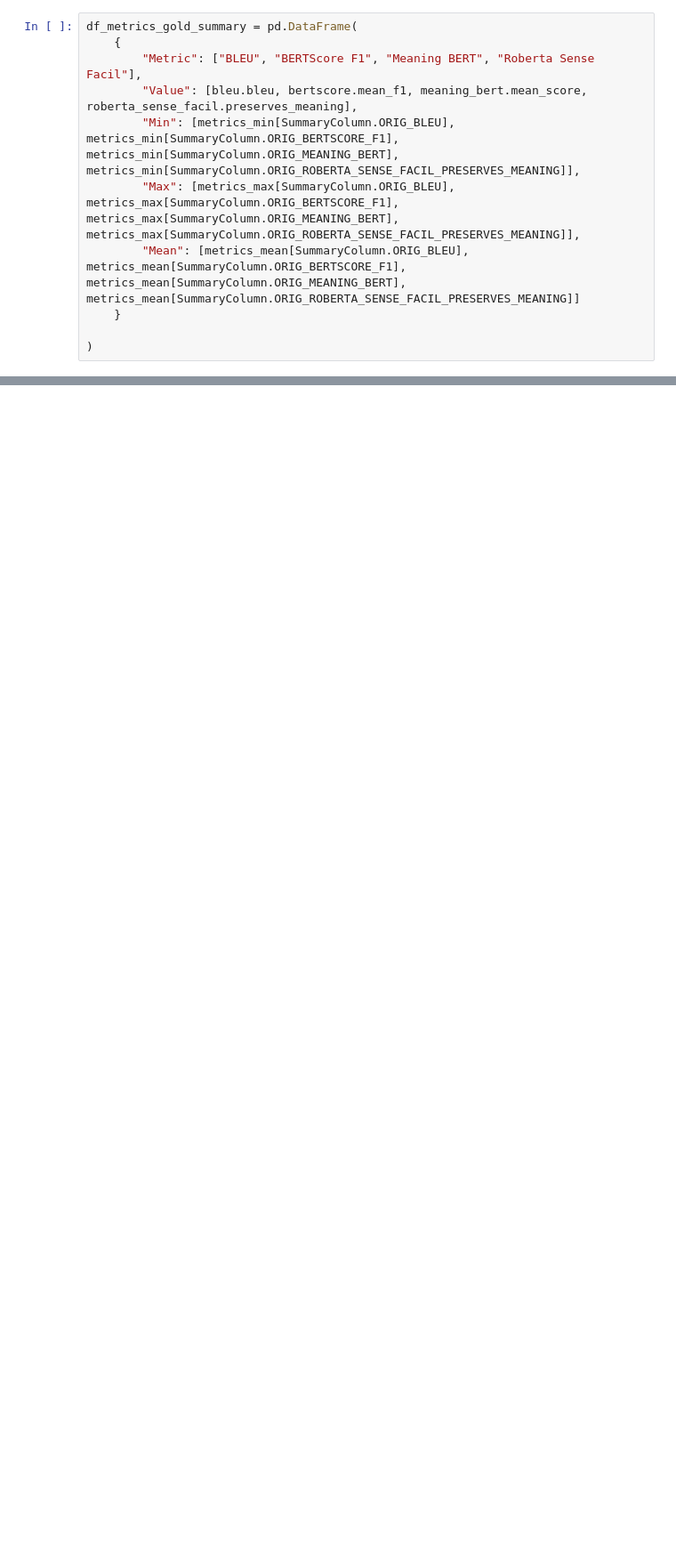
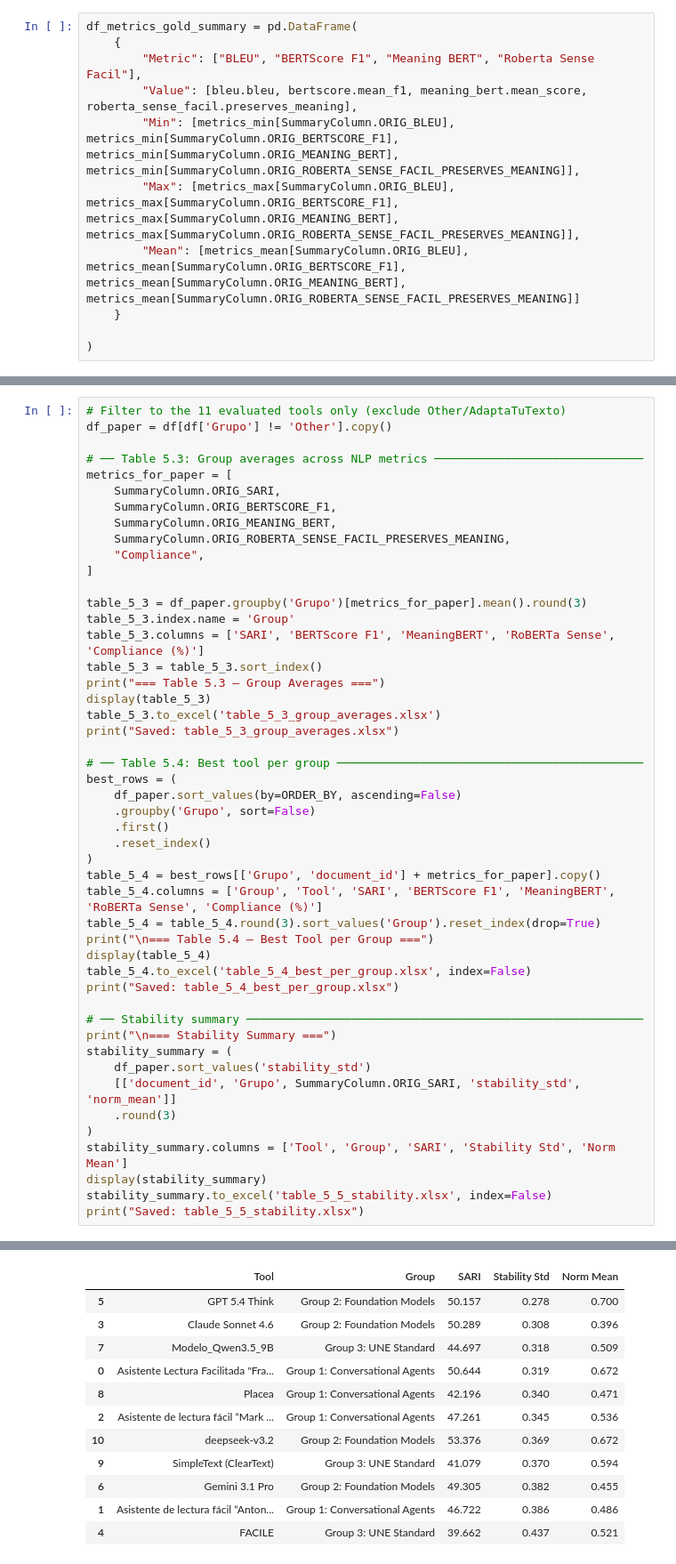
Before and after one commit to JaviMiot/Data_privacy_form_consent_analysis, a Jupyter notebook: notebooks/01_first_analysis/03_analisis_herramientas.ipynb, the cells around one changed output, grey strips where cells are left out. Shown at 89% size. Drawn from its saved outputs; the diff is of its cells as text; blank space fills up the shorter version.

Commit message:
feat: update nb for analysis and store data in xlsx

```diff
--- a/notebooks/01_first_analysis/03_analisis_herramientas.ipynb
+++ b/notebooks/01_first_analysis/03_analisis_herramientas.ipynb
@@ -352,0 +427,49 @@ df[df[SummaryColumn.ORIG_ROBERTA_SENSE_FACIL_PRESERVES_MEANING] >= roberta_sense
+# %%
+# Filter to the 11 evaluated tools only (exclude Other/AdaptaTuTexto)
+df_paper = df[df['Grupo'] != 'Other'].copy()
+
+# ── Table 5.3: Group averages across NLP metrics ──────────────────────────────
+metrics_for_paper = [
+    SummaryColumn.ORIG_SARI,
+    SummaryColumn.ORIG_BERTSCORE_F1,
+    SummaryColumn.ORIG_MEANING_BERT,
+    SummaryColumn.ORIG_ROBERTA_SENSE_FACIL_PRESERVES_MEANING,
+    "Compliance",
+]
+
+table_5_3 = df_paper.groupby('Grupo')[metrics_for_paper].mean().round(3)
+table_5_3.index.name = 'Group'
+table_5_3.columns = ['SARI', 'BERTScore F1', 'MeaningBERT', 'RoBERTa Sense', 'Compliance (%)']
+table_5_3 = table_5_3.sort_index()
+print("=== Table 5.3 — Group Averages ===")
+display(table_5_3)
+table_5_3.to_excel('table_5_3_group_averages.xlsx')
+print("Saved: table_5_3_group_averages.xlsx")
+
+# ── Table 5.4: Best tool per group ────────────────────────────────────────────
+best_rows = (
+    df_paper.sort_values(by=ORDER_BY, ascending=False)
+    .groupby('Grupo', sort=False)
+    .first()
+    .reset_index()
+)
+table_5_4 = best_rows[['Grupo', 'document_id'] + metrics_for_paper].copy()
+table_5_4.columns = ['Group', 'Tool', 'SARI', 'BERTScore F1', 'MeaningBERT', 'RoBERTa Sense', 'Compliance (%)']
+table_5_4 = table_5_4.round(3).sort_values('Group').reset_index(drop=True)
+print("\n=== Table 5.4 — Best Tool per Group ===")
+display(table_5_4)
+table_5_4.to_excel('table_5_4_best_per_group.xlsx', index=False)
+print("Saved: table_5_4_best_per_group.xlsx")
+
+# ── Stability summary ─────────────────────────────────────────────────────────
+print("\n=== Stability Summary ===")
+stability_summary = (
+    df_paper.sort_values('stability_std')
+    [['document_id', 'Grupo', SummaryColumn.ORIG_SARI, 'stability_std', 'norm_mean']]
+    .round(3)
+)
+stability_summary.columns = ['Tool', 'Group', 'SARI', 'Stability Std', 'Norm Mean']
+display(stability_summary)
+stability_summary.to_excel('table_5_5_stability.xlsx', index=False)
+print("Saved: table_5_5_stability.xlsx")
+# %% [output]
@@ -352,0 +492,12 @@ df[df[SummaryColumn.ORIG_ROBERTA_SENSE_FACIL_PRESERVES_MEANING] >= roberta_sense
+|  | Tool | Group | SARI | Stability Std | Norm Mean |
+| 5 | GPT 5.4 Think | Group 2: Foundation Models | 50.157 | 0.278 | 0.700 |
+| 3 | Claude Sonnet 4.6 | Group 2: Foundation Models | 50.289 | 0.308 | 0.396 |
+| 7 | Modelo_Qwen3.5_9B | Group 3: UNE Standard | 44.697 | 0.318 | 0.509 |
+| 0 | Asistente Lectura Facilitada "Fra... | Group 1: Conversational Agents | 50.644 | 0.319 | 0.672 |
+| 8 | Placea | Group 1: Conversational Agents | 42.196 | 0.340 | 0.471 |
+| 2 | Asistente de lectura fácil “Mark ... | Group 1: Conversational Agents | 47.261 | 0.345 | 0.536 |
+| 10 | deepseek-v3.2 | Group 2: Foundation Models | 53.376 | 0.369 | 0.672 |
+| 9 | SimpleText (ClearText) | Group 3: UNE Standard | 41.079 | 0.370 | 0.594 |
+| 6 | Gemini 3.1 Pro | Group 2: Foundation Models | 49.305 | 0.382 | 0.455 |
+| 1 | Asistente de lectura fácil “Anton... | Group 1: Conversational Agents | 46.722 | 0.386 | 0.486 |
+| 4 | FACILE | Group 3: UNE Standard | 39.662 | 0.437 | 0.521 |
```
Also changed, not shown: parts of 12 cells of this notebook, 9 other files.
